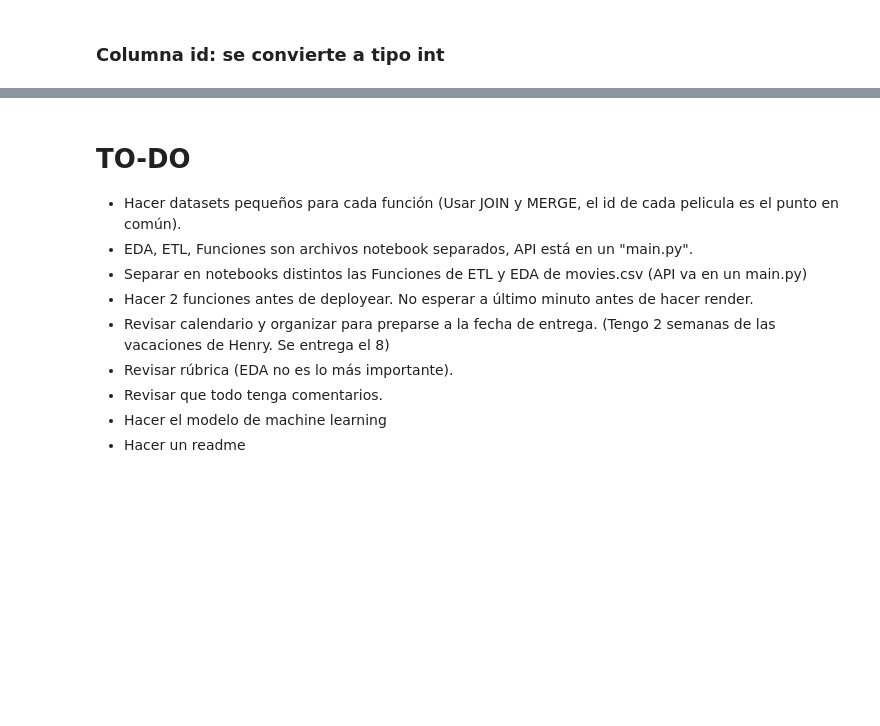
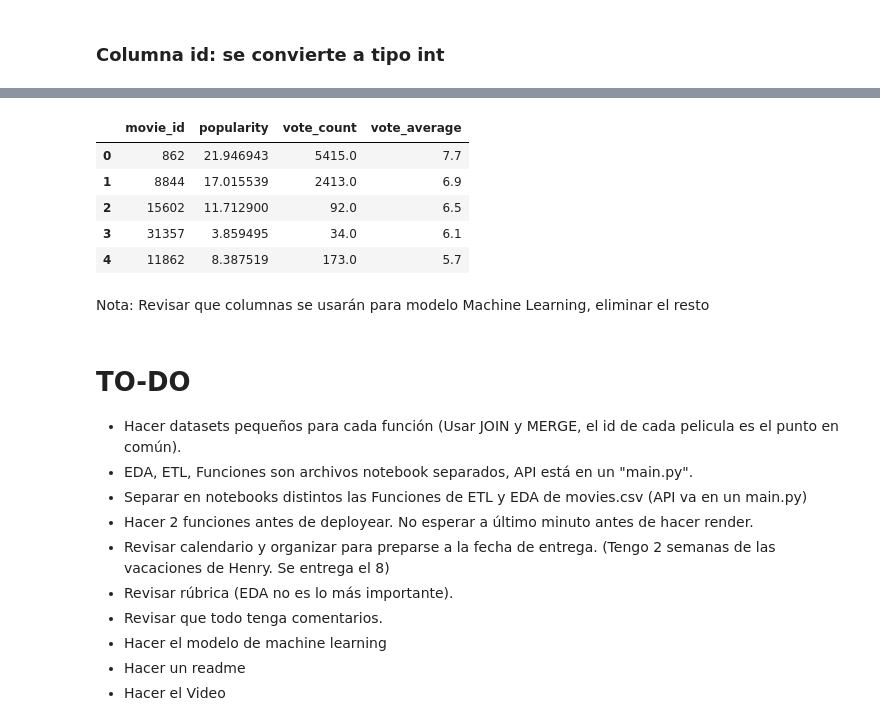
Before and after one commit to Vierinsky/pimlops_fviera, a Jupyter notebook: pi_mlops_felipeviera.ipynb, the cells around one changed output, grey strips where cells are left out. Cells and saved outputs as stored; diff of their text form; code cells hidden in the pictures; blank space fills up the shorter version.

```diff
--- a/pi_mlops_felipeviera.ipynb
+++ b/pi_mlops_felipeviera.ipynb
@@ -902,0 +794,13 @@ Se ingresa el nombre de un director que se encuentre dentro de un dataset debien
+# %%
+score_df = movies_ml[['id', 'popularity', 'vote_count', 'vote_average']]
+
+score_df.rename(columns={'id':'movie_id'}, inplace=True)
+
+score_df.head()
+# %% [output]
+|  | movie_id | popularity | vote_count | vote_average |
+| 0 | 862 | 21.946943 | 5415.0 | 7.7 |
+| 1 | 8844 | 17.015539 | 2413.0 | 6.9 |
+| 2 | 15602 | 11.712900 | 92.0 | 6.5 |
+| 3 | 31357 | 3.859495 | 34.0 | 6.1 |
+| 4 | 11862 | 8.387519 | 173.0 | 5.7 |
@@ -903,3 +809,5 @@ Se ingresa el nombre de un director que se encuentre dentro de un dataset debien
+# %% [markdown]
+Nota: Revisar que columnas se usarán para modelo Machine Learning, eliminar el resto
 # %% [markdown]
 # TO-DO
 * Hacer datasets pequeños para cada función (Usar JOIN y MERGE, el id de cada pelicula es el punto en común).
@@ -911,3 +819,4 @@ Se ingresa el nombre de un director que se encuentre dentro de un dataset debien
 * Revisar que todo tenga comentarios.
 * Hacer el modelo de machine learning
 * Hacer un readme
+* Hacer el Video
```
Also changed, not shown: parts of 27 cells of this notebook, 12 other files.
